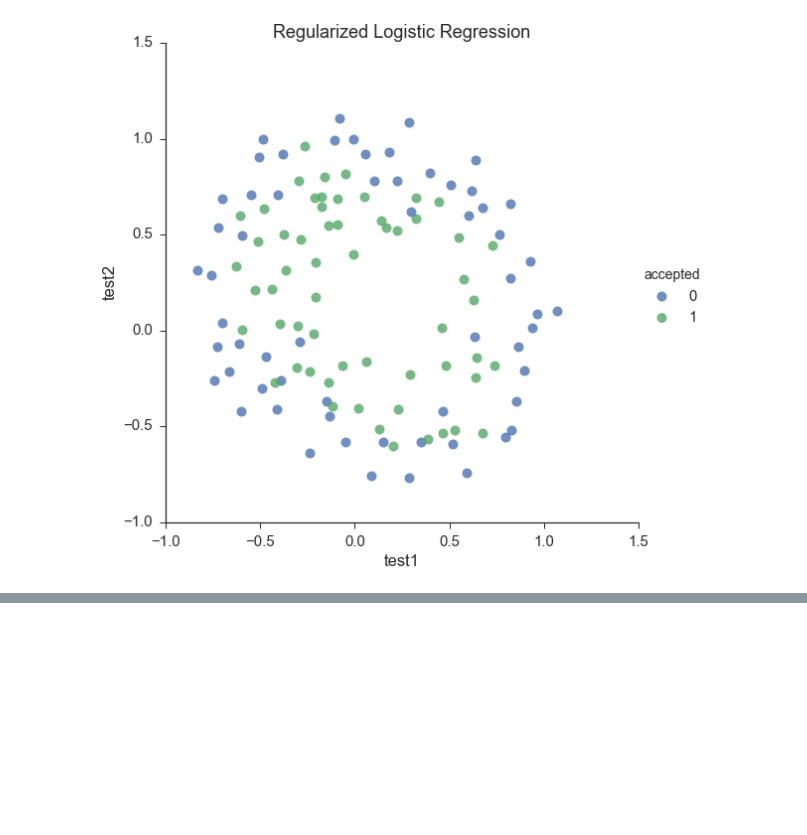
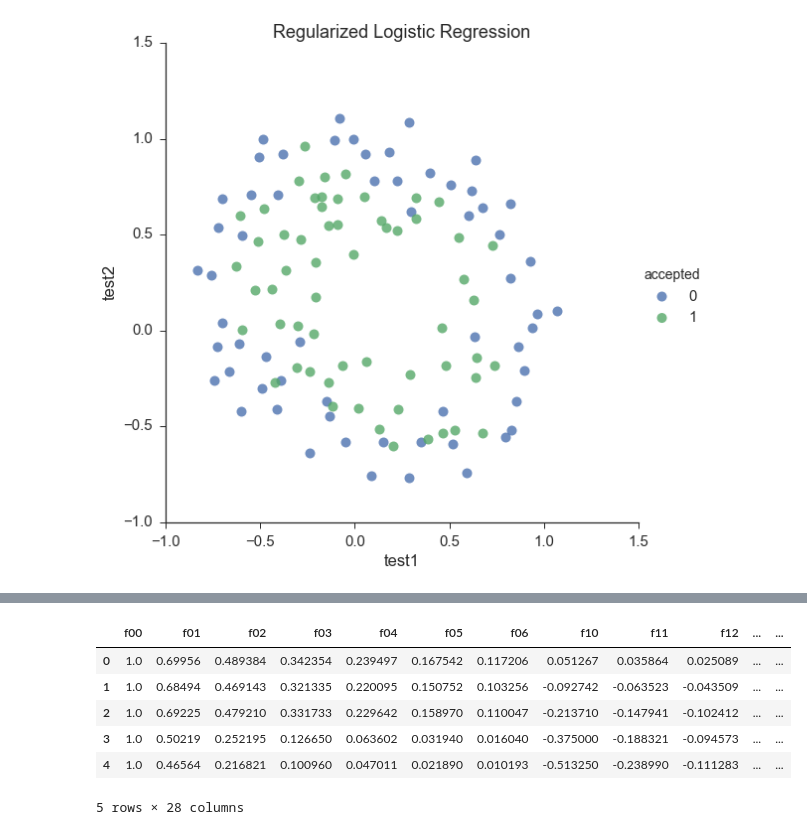
Before and after one commit to lukaemon/Coursera-ML-AndrewNg, a Jupyter notebook: machine-learning-ex2/3- regularized logistic regression (np).ipynb, the cells around one changed output, grey strips where cells are left out. Cells and saved outputs as stored; diff of their text form; code cells hidden in the pictures; blank space fills up the shorter version.

Commit message:
feature mapping done. takes me a while to figure out mapping function

```diff
--- a/machine-learning-ex2/3- regularized logistic regression (np).ipynb
+++ b/machine-learning-ex2/3- regularized logistic regression (np).ipynb
@@ -41,0 +52,14 @@ plt.title('Regularized Logistic Regression')
+# %%
+x1 = np.array(df.test1)
+x2 = np.array(df.test2)
+# %%
+data = lr.feature_mapping(x1, x2, power=6)
+data.head()
+# %% [output]
+|  | f00 | f01 | f02 | f03 | f04 | f05 | f06 | f10 | f11 | f12 | ... | ... |
+| 0 | 1.0 | 0.69956 | 0.489384 | 0.342354 | 0.239497 | 0.167542 | 0.117206 | 0.051267 | 0.035864 | 0.025089 | ... | ... |
+| 1 | 1.0 | 0.68494 | 0.469143 | 0.321335 | 0.220095 | 0.150752 | 0.103256 | -0.092742 | -0.063523 | -0.043509 | ... | ... |
+| 2 | 1.0 | 0.69225 | 0.479210 | 0.331733 | 0.229642 | 0.158970 | 0.110047 | -0.213710 | -0.147941 | -0.102412 | ... | ... |
+| 3 | 1.0 | 0.50219 | 0.252195 | 0.126650 | 0.063602 | 0.031940 | 0.016040 | -0.375000 | -0.188321 | -0.094573 | ... | ... |
+| 4 | 1.0 | 0.46564 | 0.216821 | 0.100960 | 0.047011 | 0.021890 | 0.010193 | -0.513250 | -0.238990 | -0.111283 | ... | ... |
+5 rows × 28 columns
```
Also changed, not shown: parts of 1 cell of this notebook, 1 other file.
